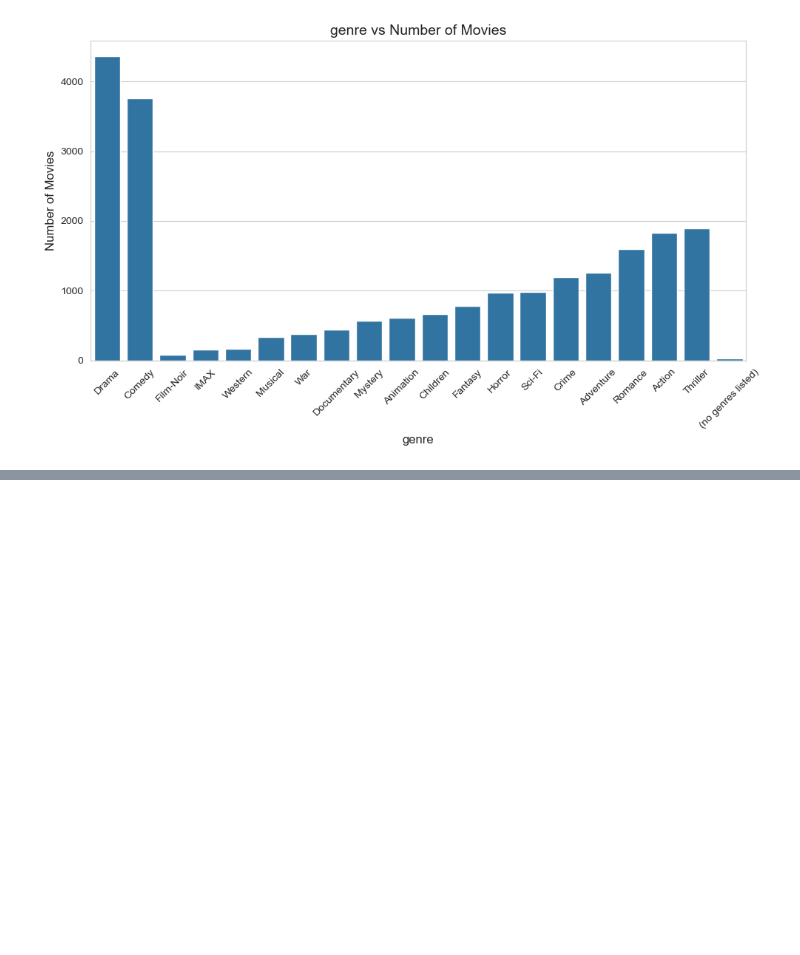
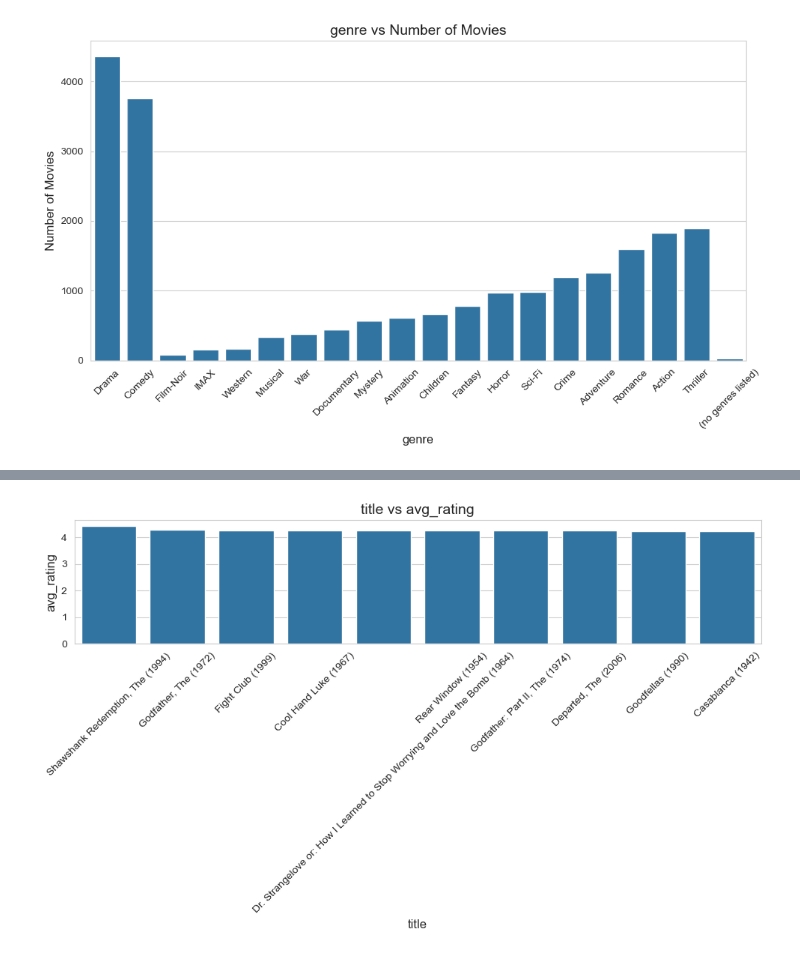
Before and after one commit to Sarvagya1212/FilmFusion, a Jupyter notebook: notebooks/EDA.ipynb, the cells around one changed output, grey strips where cells are left out. Cells and saved outputs as stored; diff of their text form; code cells hidden in the pictures; blank space fills up the shorter version.

```diff
--- a/notebooks/EDA.ipynb
+++ b/notebooks/EDA.ipynb
@@ -194,0 +278,6 @@ bivariate.execute_analysis(genres_count, 'genre' , 'Number of Movies' , plot_typ
+# %%
+movie_avg=ratings.groupby('movieId')['rating'].mean().reset_index()
+movie_avg.columns = ['movieId' , 'avg_rating']
+movie_avg.sort_values('avg_rating', ascending=False)
+movie_avg = movie_avg.merge(movies[['movieId' , 'title']] , on= 'movieId')
+movie_avg.head()
@@ -194,0 +291,11 @@ bivariate.execute_analysis(genres_count, 'genre' , 'Number of Movies' , plot_typ
+# %%
+
+rating_counts = ratings.groupby('movieId')['rating'].count().reset_index()
+rating_counts.columns = ['movieId', 'num_ratings']
+
+
+movie_stats = movie_avg.merge(rating_counts, on='movieId')
+popular_movies = movie_stats[movie_stats['num_ratings'] >= 50]
+
+top_movies = popular_movies.sort_values(by='avg_rating' , ascending= False).head(10)
+top_movies
@@ -194,0 +314,4 @@ bivariate.execute_analysis(genres_count, 'genre' , 'Number of Movies' , plot_typ
+# %%
+bivariate.execute_analysis(top_movies , 'title', 'avg_rating'  , plot_type='bar')
+# %% [output]
+[figure, added]
```
Also changed, not shown: parts of 18 cells of this notebook, 4 other files.
